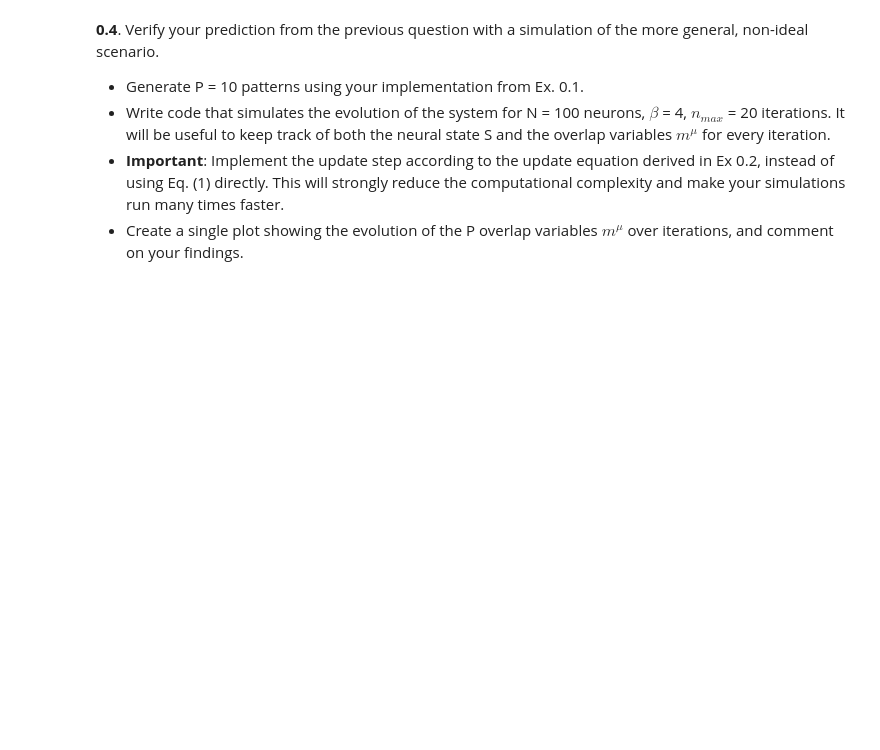
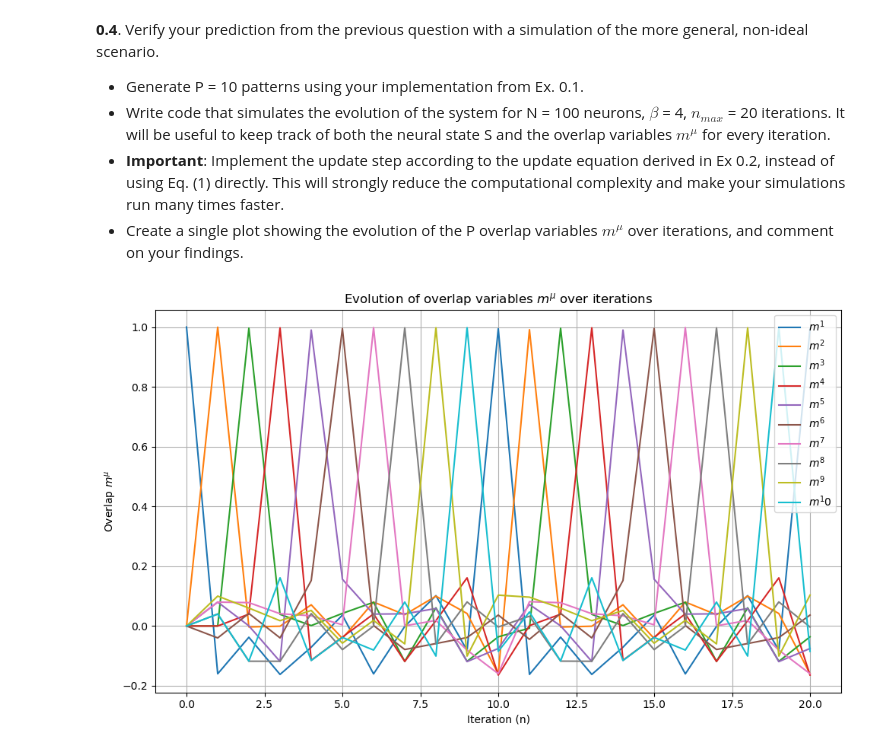
Before and after one commit to frossardr/H-et-R-project, a Jupyter notebook: Cyclic_hopfield_networks.ipynb, the cells around one changed output. Saved outputs shown, nothing was run; the diff lists cells and outputs as text; code cells hidden in the pictures; blank space fills up the shorter version.

```diff
--- a/Cyclic_hopfield_networks.ipynb
+++ b/Cyclic_hopfield_networks.ipynb
@@ -141,3 +141,44 @@ Therefore, the cycle repeats indefinitely, meaning the system cycles through the
 * Write code that simulates the evolution of the system for N = 100 neurons, $\beta$ = 4, $n_{max}$ = 20 iterations. It will be useful to keep track of both the neural state S and the overlap variables $m^{\mu}$ for every iteration.
 * **Important**: Implement the update step according to the update equation derived in Ex 0.2, instead of using Eq. (1) directly. This will strongly reduce the computational complexity and make your simulations run many times faster.
 * Create a single plot showing the evolution of the P overlap variables $m^{\mu}$ over iterations, and comment on your findings.
+# %%
+P = 10 #number of patterns
+N = 100 #number of neurons
+beta = 4
+n_max = 20
+
+matrix_patterns = network_patterns(P, N)
+
+S = np.zeros((n_max+1, N)) #neural state = matrix of size(timestep, neural states)
+S[0] = matrix_patterns[0]
+
+overlaps = np.zeros((n_max+1, P)) #overlap = matrix of size(timestep, patterns)
+overlaps[0,0] = 1 #overlap between a pattern and itself is 1, other are 0 (patterns supposed as orthogonal)
+#overlap measure the similarity between current state S(n) and the stored pattern p(mu). It is equal to 1 if most correlated, 0 if uncorrelated and -1 if inverted.
+
+for n in range(1, n_max+1):
+    previous_m = overlaps[n-1]
+    input_tanh = np.zeros(N)
+    for mu in range(P):
+        if mu>0:
+            m = previous_m[mu-1]
+        else:
+            m = previous_m[-1] #to return to initial state => cycle
+        input_tanh += m * matrix_patterns[mu]
+    S[n] = np.tanh(input_tanh*beta)
+    for mu in range(P): #mu is an index for 1 to p
+        overlaps[n, mu] = 1/N * np.dot(matrix_patterns[mu], S[n])
+
+#Plot the results
+plt.figure(figsize=(10, 6))
+for mu in range(P):
+    plt.plot(overlaps[:, mu], label=f"$m^{mu+1}$")
+plt.title("Evolution of overlap variables $m^\\mu$ over iterations")
+plt.xlabel("Iteration (n)")
+plt.ylabel("Overlap $m^\\mu$")
+plt.legend()
+plt.grid(True)
+plt.tight_layout()
+plt.show()
+# %% [output]
+[figure, added]
```
Also changed, not shown: parts of 17 cells of this notebook.
